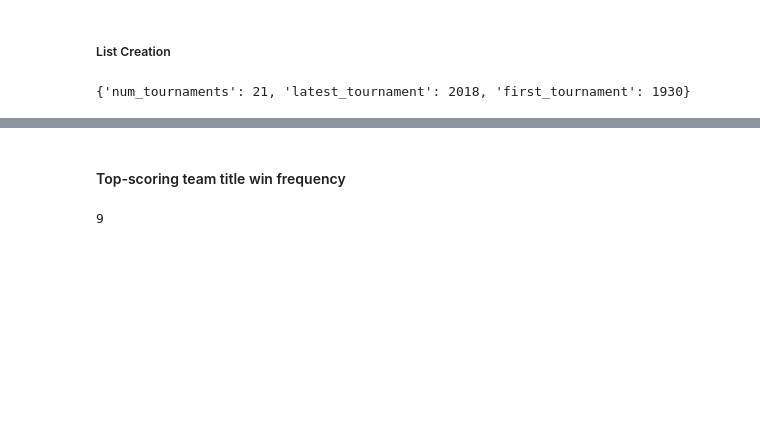
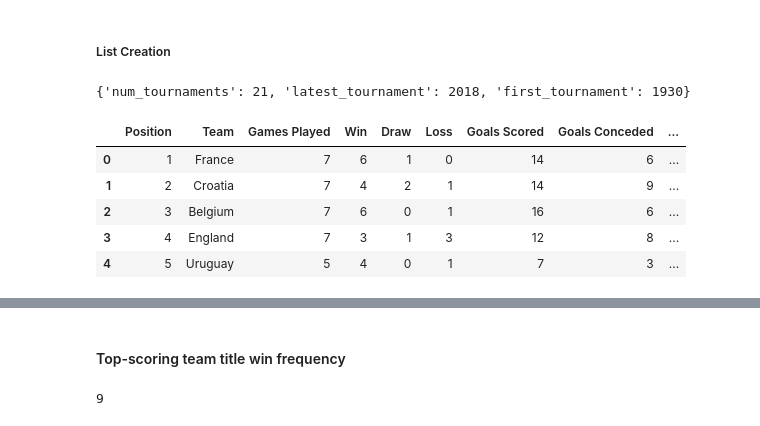
Before and after one commit to Binyoh1/FIFA-World-Cup-DataViz, a Jupyter notebook: fifa_mwc_analysis.ipynb, the cells around one changed output, grey strips where cells are left out. Saved outputs shown, nothing was run; the diff lists cells and outputs as text; code cells hidden in the pictures; blank space fills up the shorter version.

Commit message:
Update fifa_mwc_analysis.ipynb and app.py

```diff
--- a/fifa_mwc_analysis.ipynb
+++ b/fifa_mwc_analysis.ipynb
@@ -34,6 +34,19 @@ print({
 })
 # %% [output]
 {'num_tournaments': 21, 'latest_tournament': 2018, 'first_tournament': 1930}
+# %%
+fifa_wc_data = pd.concat([pd.read_csv(f'datasets/fifa-football-world-cup-dataset/FIFA - {year}.csv').assign(Year=year) for year in year_list])
+
+fifa_wc_data.rename(columns={'Goals For': 'Goals Scored', 'Goals Against': 'Goals Conceded'}, inplace=True)
+
+fifa_wc_data.head()
+# %% [output]
+|  | Position | Team | Games Played | Win | Draw | Loss | Goals Scored | Goals Conceded | ... |
+| 0 | 1 | France | 7 | 6 | 1 | 0 | 14 | 6 | ... |
+| 1 | 2 | Croatia | 7 | 4 | 2 | 1 | 14 | 9 | ... |
+| 2 | 3 | Belgium | 7 | 6 | 0 | 1 | 16 | 6 | ... |
+| 3 | 4 | England | 7 | 3 | 1 | 3 | 12 | 8 | ... |
+| 4 | 5 | Uruguay | 5 | 4 | 0 | 1 | 7 | 3 | ... |
 # %%
 df_list = [pd.read_csv(f'./datasets/fifa-football-world-cup-dataset/FIFA - {year}.csv') for year in year_list]
 
```
Also changed, not shown: parts of 1 cell of this notebook, 1 other file.
